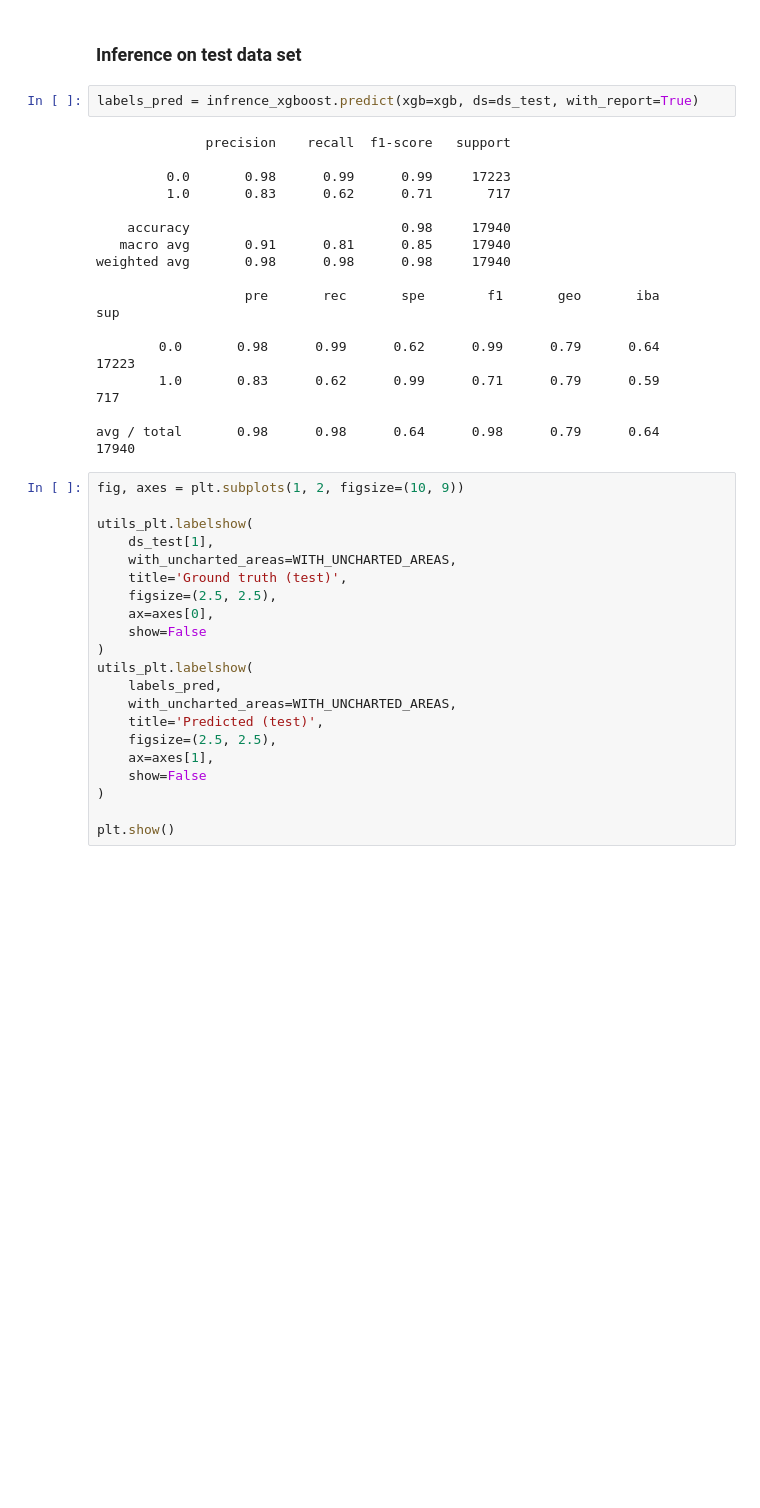
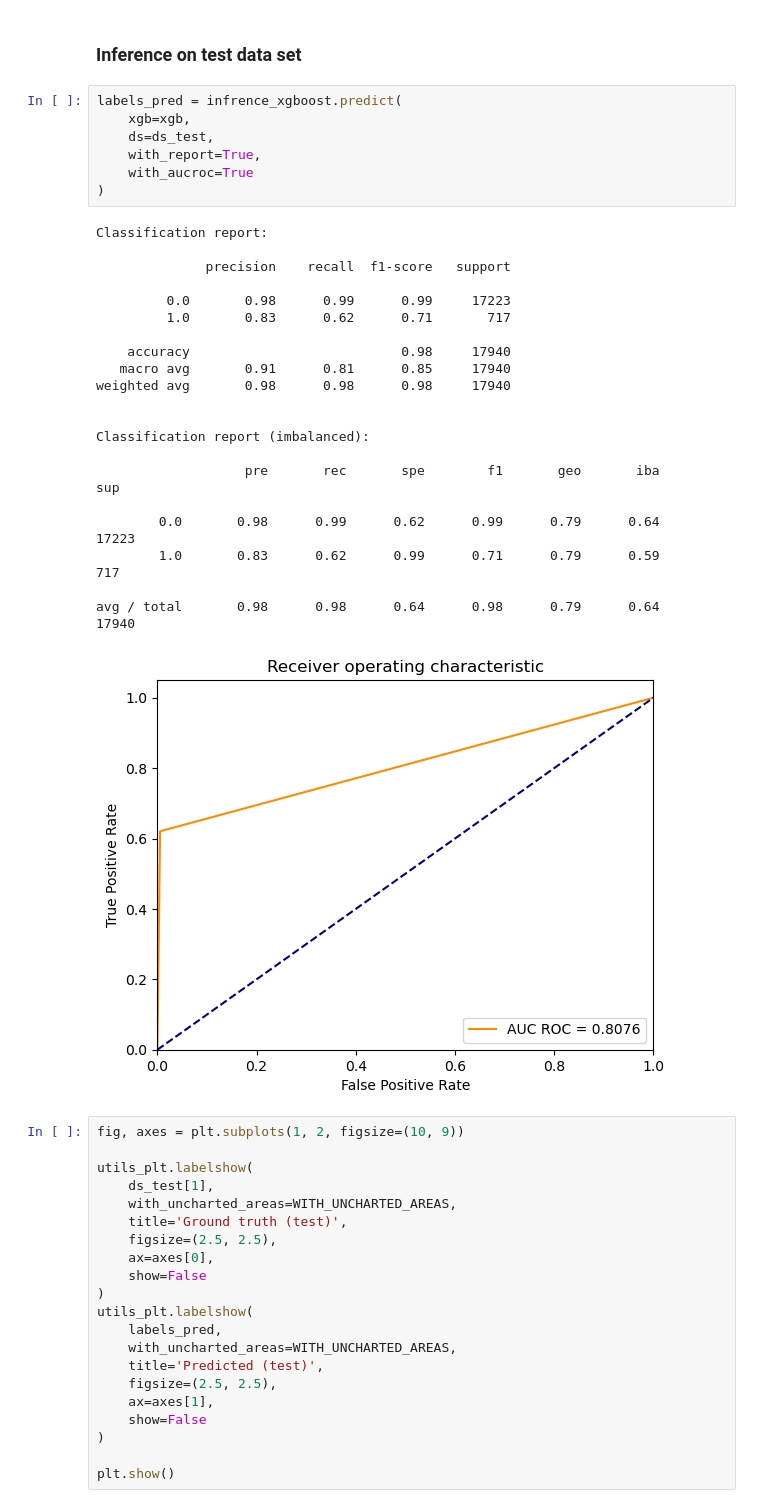
Before and after one commit to natural-hazards/wildfires, a Jupyter notebook: notebooks/pca_example.ipynb, the cells around one changed output. Drawn from its saved outputs; the diff is of its cells as text; blank space fills up the shorter version.

```diff
--- a/notebooks/pca_example.ipynb
+++ b/notebooks/pca_example.ipynb
@@ -283,23 +295,34 @@ plt.show()
 # %% [markdown]
 ### Inference on test data set
 # %%
-labels_pred = infrence_xgboost.predict(xgb=xgb, ds=ds_test, with_report=True)
+labels_pred = infrence_xgboost.predict(
+    xgb=xgb,
+    ds=ds_test,
+    with_report=True,
+    with_aucroc=True
+)
 # %% [output]
+Classification report:
+
               precision    recall  f1-score   support
 
          0.0       0.98      0.99      0.99     17223
          1.0       0.83      0.62      0.71       717
 
     accuracy                           0.98     17940
    macro avg       0.91      0.81      0.85     17940
 weighted avg       0.98      0.98      0.98     17940
 
+
+Classification report (imbalanced):
+
                    pre       rec       spe        f1       geo       iba       sup
 
         0.0       0.98      0.99      0.62      0.99      0.79      0.64     17223
         1.0       0.83      0.62      0.99      0.71      0.79      0.59       717
 
 avg / total       0.98      0.98      0.64      0.98      0.79      0.64     17940
+[figure, added]
 # %%
 fig, axes = plt.subplots(1, 2, figsize=(10, 9))
 
```
Also changed, not shown: parts of 4 cells of this notebook, 2 other files.
